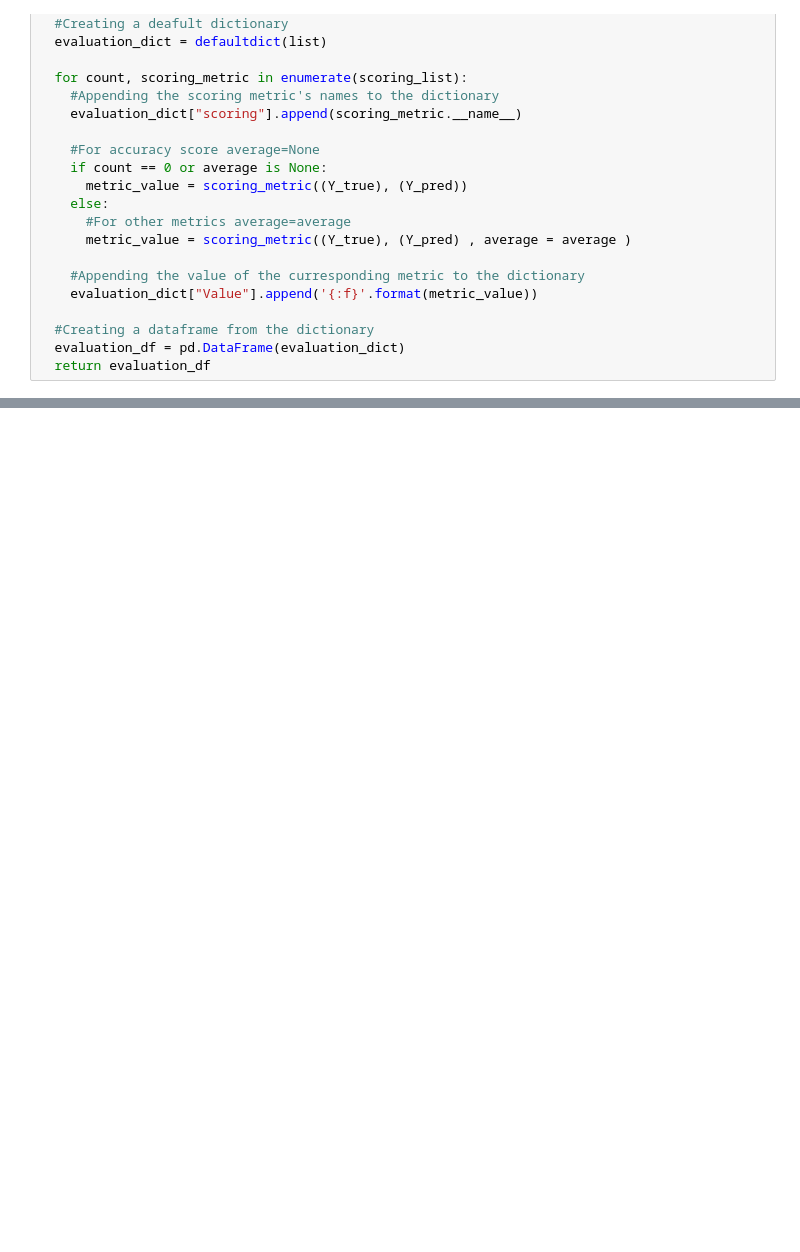
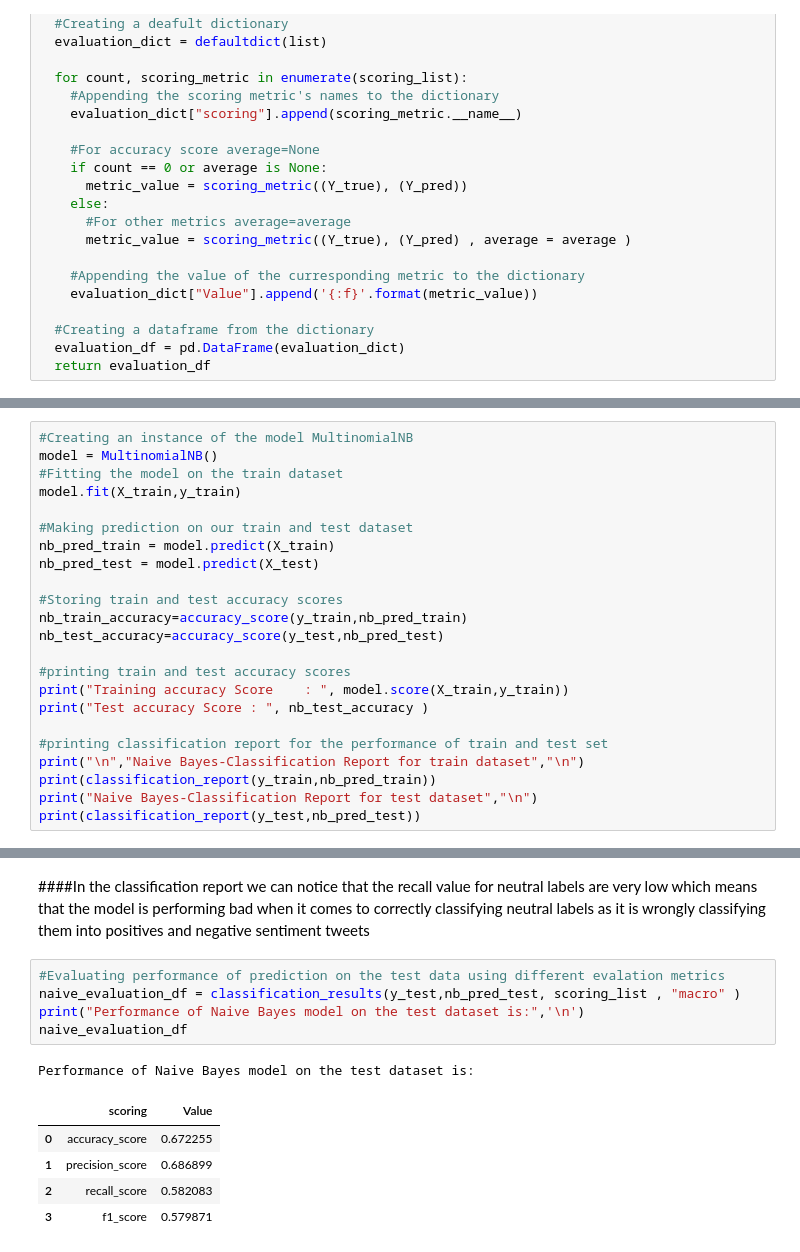
Before and after one commit to manjusreekc/Classification-Coronavirus-Tweet-Sentiment-Analysis, a Jupyter notebook: Coronavirus_Tweet_Sentiment_Analysis_Manjusree_K_C_Capstone_Project.ipynb, the cells around one changed output, grey strips where cells are left out. Cells and saved outputs as stored; diff of their text form; blank space fills up the shorter version.

```diff
--- a/Coronavirus_Tweet_Sentiment_Analysis_Manjusree_K_C_Capstone_Project.ipynb
+++ b/Coronavirus_Tweet_Sentiment_Analysis_Manjusree_K_C_Capstone_Project.ipynb
@@ -875,0 +890,23 @@ def classification_results(Y_true, Y_pred , scoring_list , average = None  ):
+# %%
+#Creating an instance of the model MultinomialNB
+model = MultinomialNB()
+#Fitting the model on the train dataset
+model.fit(X_train,y_train)
+
+#Making prediction on our train and test dataset
+nb_pred_train = model.predict(X_train)
+nb_pred_test = model.predict(X_test)
+
+#Storing train and test accuracy scores
+nb_train_accuracy=accuracy_score(y_train,nb_pred_train)
+nb_test_accuracy=accuracy_score(y_test,nb_pred_test)
+
+#printing train and test accuracy scores
+print("Training accuracy Score    : ", model.score(X_train,y_train))
+print("Test accuracy Score : ", nb_test_accuracy )
+
+#printing classification report for the performance of train and test set
+print("\n","Naive Bayes-Classification Report for train dataset","\n")
+print(classification_report(y_train,nb_pred_train))
+print("Naive Bayes-Classification Report for test dataset","\n")
+print(classification_report(y_test,nb_pred_test))
@@ -875,0 +931,14 @@ def classification_results(Y_true, Y_pred , scoring_list , average = None  ):
+# %% [markdown]
+####In the classification report we can notice that the recall value for neutral labels are very low which means that the model is performing bad when it comes to correctly classifying neutral labels as it is wrongly classifying them into positives and negative sentiment tweets
+# %%
+#Evaluating performance of prediction on the test data using different evalation metrics
+naive_evaluation_df = classification_results(y_test,nb_pred_test, scoring_list , "macro" )
+print("Performance of Naive Bayes model on the test dataset is:",'\n')
+naive_evaluation_df
+# %% [output]
+Performance of Naive Bayes model on the test dataset is:
+|  | scoring | Value |
+| 0 | accuracy_score | 0.672255 |
+| 1 | precision_score | 0.686899 |
+| 2 | recall_score | 0.582083 |
+| 3 | f1_score | 0.579871 |
```
Also changed, not shown: parts of 40 cells of this notebook.
